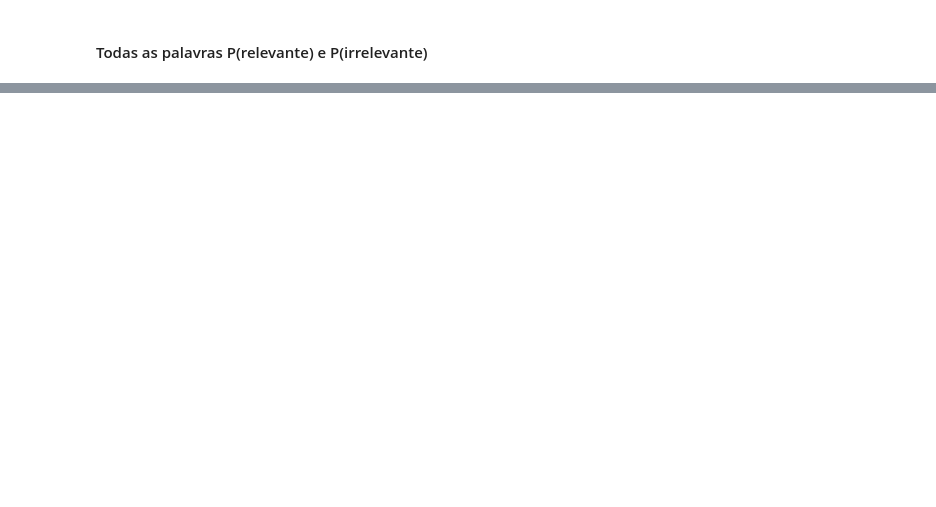
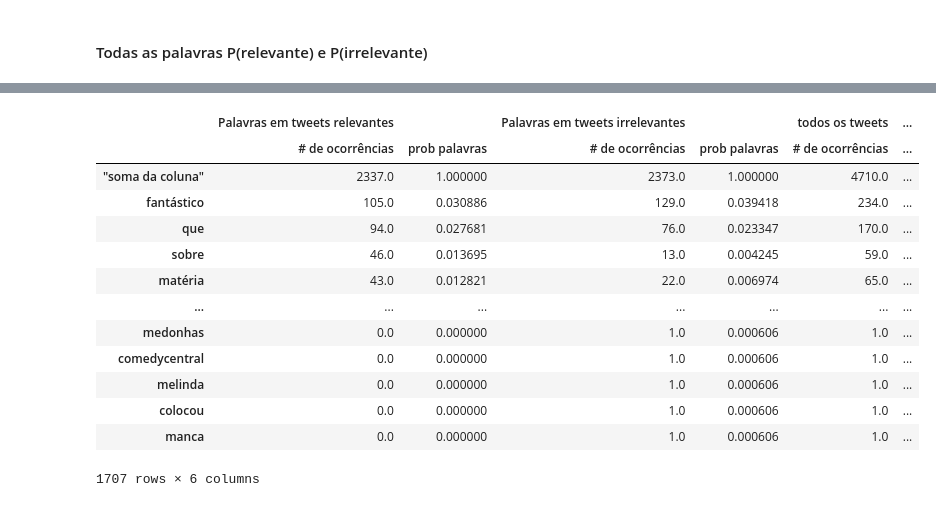
Before and after one commit to RafaelNiccheri/P1-Cdados21_2, a Jupyter notebook: Projeto_1.1.ipynb, the cells around one changed output, grey strips where cells are left out. Drawn from its saved outputs; the diff is of its cells as text; code cells hidden in the pictures; blank space fills up the shorter version.

```diff
--- a/Projeto_1.1.ipynb
+++ b/Projeto_1.1.ipynb
@@ -605,0 +617,33 @@ print(len(list(int_df.A.unique())))
+# %%
+a = qremove_options_unidos_comprob['Palavras em tweets relevantes', '# de ocorrências'].sum()
+b = qremove_options_unidos_comprob['Palavras em tweets relevantes', 'prob palavras'].sum()
+c = qremove_options_unidos_comprob['Palavras em tweets irrelevantes', '# de ocorrências'].sum()
+d = qremove_options_unidos_comprob['Palavras em tweets irrelevantes', 'prob palavras'].sum()
+e = qremove_options_unidos_comprob['todos os tweets', '# de ocorrências'].sum()
+f = qremove_options_unidos_comprob['todos os tweets', 'prob palavras'].sum()
+# data.insert(-len(qremove_options_unidos_comprob), {'name': 'dean', 'age': 'df', 'sex': 'male'})
+#
+# qremove_options_unidos_comprob
+data = {'"soma da coluna"': [a, b, c, d, e, f]}
+data = pd.DataFrame.from_dict(data, orient='index',
+                              columns=pd.MultiIndex.from_product([
+                      ['Palavras em tweets relevantes', 'Palavras em tweets irrelevantes', 'todos os tweets'],
+                      ['# de ocorrências', 'prob palavras']]))
+aaaaaaa = qremove_options_unidos_comprob
+aaaaaaa = pd.concat([data, aaaaaaa], ignore_index=False)
+aaaaaaa
+# %% [output]
+|  | Palavras em tweets relevantes |  | Palavras em tweets irrelevantes |  | todos os tweets | ... |
+|  | # de ocorrências | prob palavras | # de ocorrências | prob palavras | # de ocorrências | ... |
+| "soma da coluna" | 2337.0 | 1.000000 | 2373.0 | 1.000000 | 4710.0 | ... |
+| fantástico | 105.0 | 0.030886 | 129.0 | 0.039418 | 234.0 | ... |
+| que | 94.0 | 0.027681 | 76.0 | 0.023347 | 170.0 | ... |
+| sobre | 46.0 | 0.013695 | 13.0 | 0.004245 | 59.0 | ... |
+| matéria | 43.0 | 0.012821 | 22.0 | 0.006974 | 65.0 | ... |
+| ... | ... | ... | ... | ... | ... | ... |
+| medonhas | 0.0 | 0.000000 | 1.0 | 0.000606 | 1.0 | ... |
+| comedycentral | 0.0 | 0.000000 | 1.0 | 0.000606 | 1.0 | ... |
+| melinda | 0.0 | 0.000000 | 1.0 | 0.000606 | 1.0 | ... |
+| colocou | 0.0 | 0.000000 | 1.0 | 0.000606 | 1.0 | ... |
+| manca | 0.0 | 0.000000 | 1.0 | 0.000606 | 1.0 | ... |
+1707 rows × 6 columns
```
Also changed, not shown: parts of 38 cells of this notebook, 1 other file.
